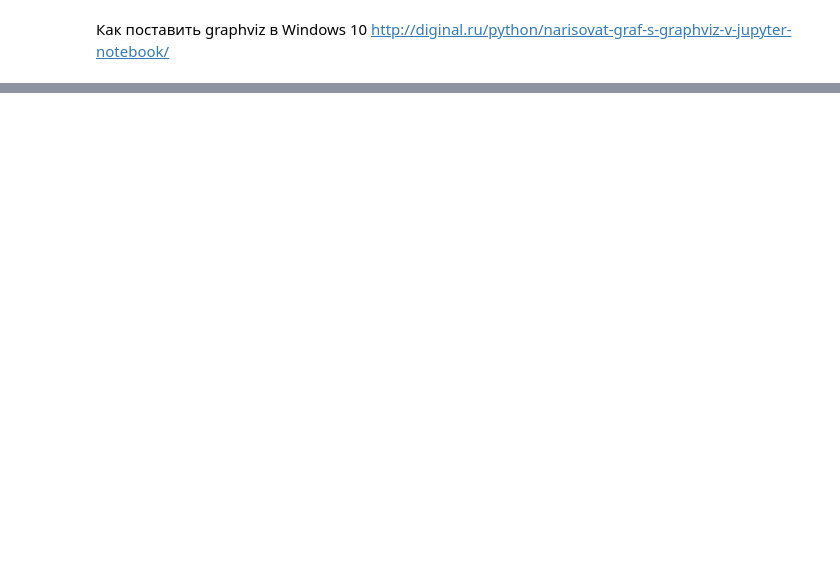
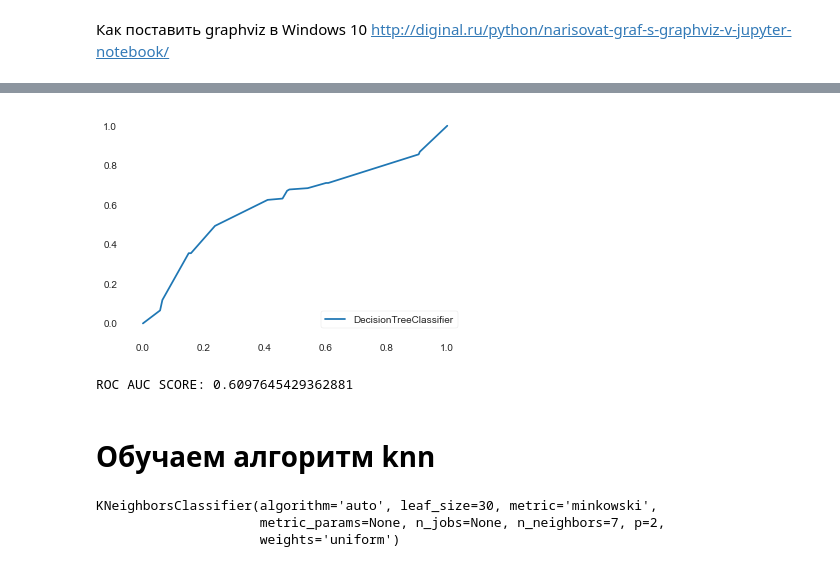
Before and after one commit to Popovonline/Data-Scientist, a Jupyter notebook: AML-10/Введение в алгоритмы классификации деревья решений/HomeWork_2.ipynb, the cells around one changed output, grey strips where cells are left out. Drawn from its saved outputs; the diff is of its cells as text; code cells hidden in the pictures; blank space fills up the shorter version.

```diff
--- a/AML-10/Введение в алгоритмы классификации деревья решений/HomeWork_2.ipynb
+++ b/AML-10/Введение в алгоритмы классификации деревья решений/HomeWork_2.ipynb
@@ -85,3 +85,6 @@ gender_submission.head()
 gender_submission.shape
 # %% [output]
 (418, 2)
+# %%
+test_full = gender_submission.merge(test, on = 'PassengerId')
+test_full.head()
@@ -93,6 +107,10 @@ y_train = train['Survived']
 
 train.drop('Survived', axis = 1, inplace = True)
 train.columns == test.columns
+
+y_test = test_full['Survived']
+test_full.drop('Survived', axis = 1, inplace = True)
+test_full.columns == test.columns
 
 # добавляем информацию, описываюцую из какого набора строка
 train['IsTrain'] = True
@@ -237,6 +255,6 @@ plt.show()
 # %%
-# Фиксируем max_depth = 7
-clf_final = DecisionTreeClassifier(max_depth = 7)
+# Фиксируем max_depth = 6
+clf_final = DecisionTreeClassifier(max_depth = 6)
 # %%
 clf_final.fit(X_train, y_train)
 # %% [output]
@@ -296,0 +345,16 @@ Image(graph.create_png())
+# %%
+pred_proba = clf_final.predict_proba(X_test)
+# %%
+from sklearn import metrics
+
+fpr, tpr, _ = metrics.roc_curve(y_test, pred_proba[: ,1])
+plt.plot(fpr,tpr,label="DecisionTreeClassifier")
+plt.legend(loc=4)
+plt.show()
+
+print('ROC AUC SCORE:', metrics.roc_auc_score(y_test, pred_proba[: ,1]))
+# %% [output]
+[figure, added]
+ROC AUC SCORE: 0.6097645429362881
+# %% [markdown]
+# Обучаем алгоритм knn
@@ -296,0 +363,7 @@ Image(graph.create_png())
+# %%
+clf_knn = KNeighborsClassifier(n_neighbors = 7)
+clf_knn.fit(X_train, y_train)
+# %% [output]
+KNeighborsClassifier(algorithm='auto', leaf_size=30, metric='minkowski',
+                     metric_params=None, n_jobs=None, n_neighbors=7, p=2,
+                     weights='uniform')
```
Also changed, not shown: parts of 25 cells of this notebook.
